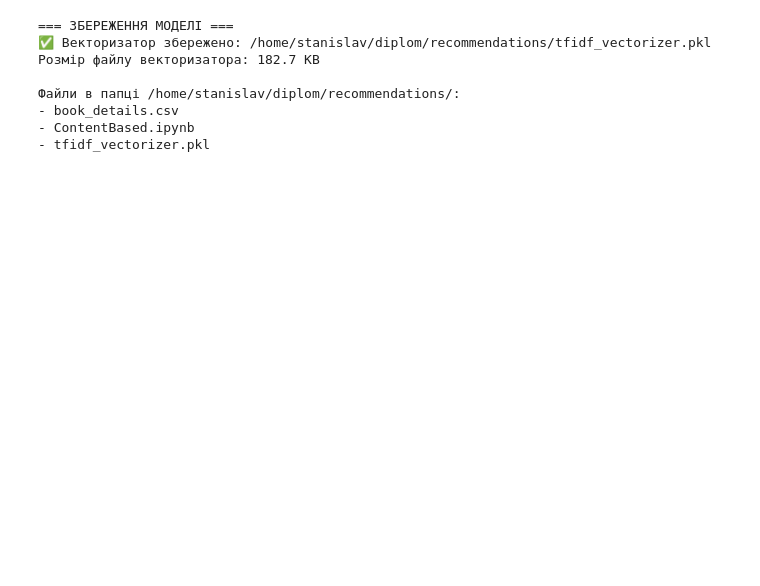
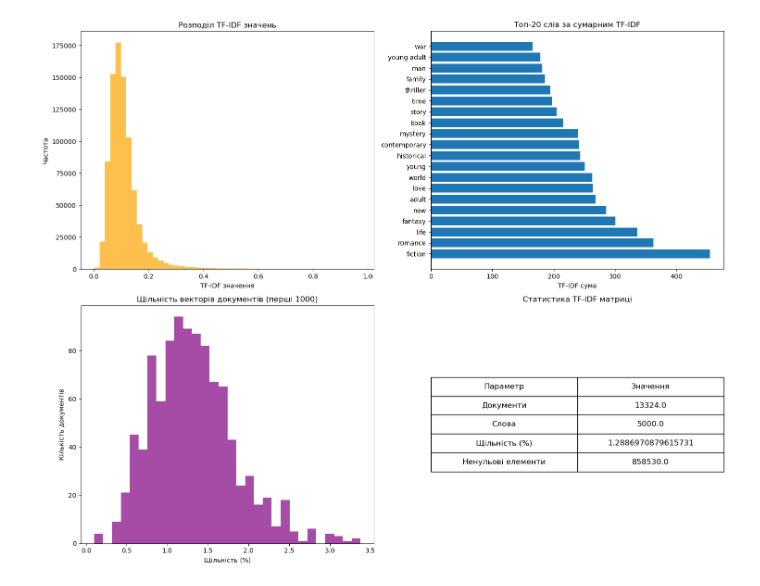
Before and after one commit to StanislavPV/MagDiplom, a Jupyter notebook: recommendations/ContentBased.ipynb, the cells around one changed output. Cells and saved outputs as stored; diff of their text form; code cells hidden in the pictures; blank space fills up the shorter version.

```diff
--- a/recommendations/ContentBased.ipynb
+++ b/recommendations/ContentBased.ipynb
@@ -141,32 +214,50 @@ print(f"Загальна кількість ненульових елемент
-# %%
-print("=== ЗБЕРЕЖЕННЯ МОДЕЛІ ===")
-
-# Зберігаємо в папку з датасетом
-model_dir = '/home/stanislav/diplom/recommendations/'
-
-# Зберігаємо векторизатор
-vectorizer_path = os.path.join(model_dir, 'tfidf_vectorizer.pkl')
-with open(vectorizer_path, 'wb') as f:
-    pickle.dump(vectorizer, f)
-
-print(f"✅ Векторизатор збережено: {vectorizer_path}")
-
-# Перевіряємо збереження
-vectorizer_size = os.path.getsize(vectorizer_path) / 1024  # KB
-print(f"Розмір файлу векторизатора: {vectorizer_size:.1f} KB")
-
-# Показуємо структуру папки
-print(f"\nФайли в папці {model_dir}:")
-for file in os.listdir(model_dir):
-    if file.endswith(('.pkl', '.csv', '.ipynb')):
-        print(f"- {file}")
-# %% [output]
-=== ЗБЕРЕЖЕННЯ МОДЕЛІ ===
-✅ Векторизатор збережено: /home/stanislav/diplom/recommendations/tfidf_vectorizer.pkl
-Розмір файлу векторизатора: 182.7 KB
-
-Файли в папці /home/stanislav/diplom/recommendations/:
-- book_details.csv
-- ContentBased.ipynb
-- tfidf_vectorizer.pkl
+# %%
+# Візуалізація TF-IDF результатів
+fig, axes = plt.subplots(2, 2, figsize=(15, 12))
+
+# Розподіл TF-IDF значень
+tfidf_values = tfidf_matrix.data
+axes[0,0].hist(tfidf_values, bins=50, alpha=0.7, color='orange')
+axes[0,0].set_title('Розподіл TF-IDF значень')
+axes[0,0].set_xlabel('TF-IDF значення')
+axes[0,0].set_ylabel('Частота')
+
+# Топ-20 слів за TF-IDF
+top_words = word_scores[:20]
+words, scores = zip(*top_words)
+axes[0,1].barh(range(len(top_words)), scores)
+axes[0,1].set_yticks(range(len(top_words)))
+axes[0,1].set_yticklabels(words)
+axes[0,1].set_title('Топ-20 слів за сумарним TF-IDF')
+axes[0,1].set_xlabel('TF-IDF сума')
+
+# Щільність матриці по документах
+doc_densities = np.array([(tfidf_matrix[i].nnz / tfidf_matrix.shape[1]) * 100
+                         for i in range(min(1000, tfidf_matrix.shape[0]))])
+axes[1,0].hist(doc_densities, bins=30, alpha=0.7, color='purple')
+axes[1,0].set_title('Щільність векторів документів (перші 1000)')
+axes[1,0].set_xlabel('Щільність (%)')
+axes[1,0].set_ylabel('Кількість документів')
+
+# Статистика матриці
+matrix_stats = pd.DataFrame({
+    'Параметр': ['Документи', 'Слова', 'Щільність (%)', 'Ненульові елементи'],
+    'Значення': [tfidf_matrix.shape[0], tfidf_matrix.shape[1],
+                density, tfidf_matrix.nnz]
+})
+
+axes[1,1].axis('off')
+table = axes[1,1].table(cellText=matrix_stats.values,
+                       colLabels=matrix_stats.columns,
+                       cellLoc='center',
+                       loc='center')
+table.auto_set_font_size(False)
+table.set_fontsize(12)
+table.scale(1, 2)
+axes[1,1].set_title('Статистика TF-IDF матриці')
+
+plt.tight_layout()
+plt.show()
+# %% [output]
+[figure, added]
 # %%
```
Also changed, not shown: parts of 12 cells of this notebook, 8 other files.
